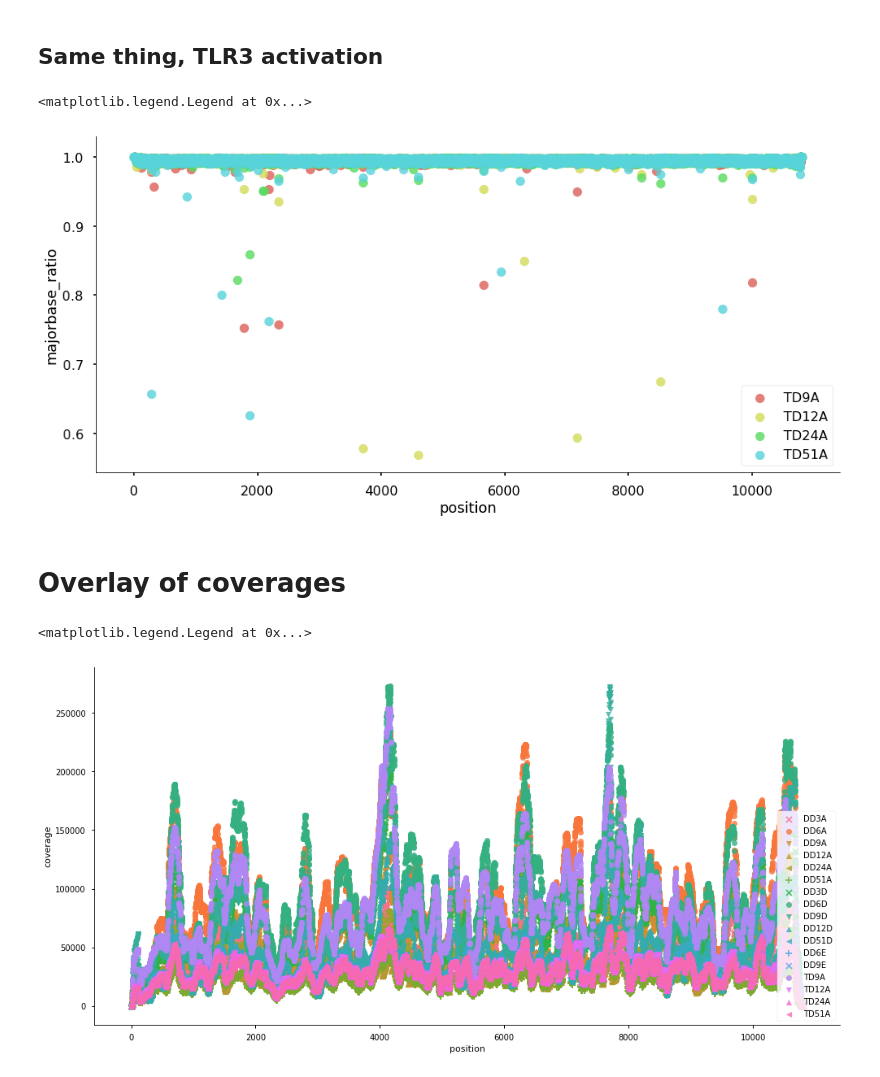
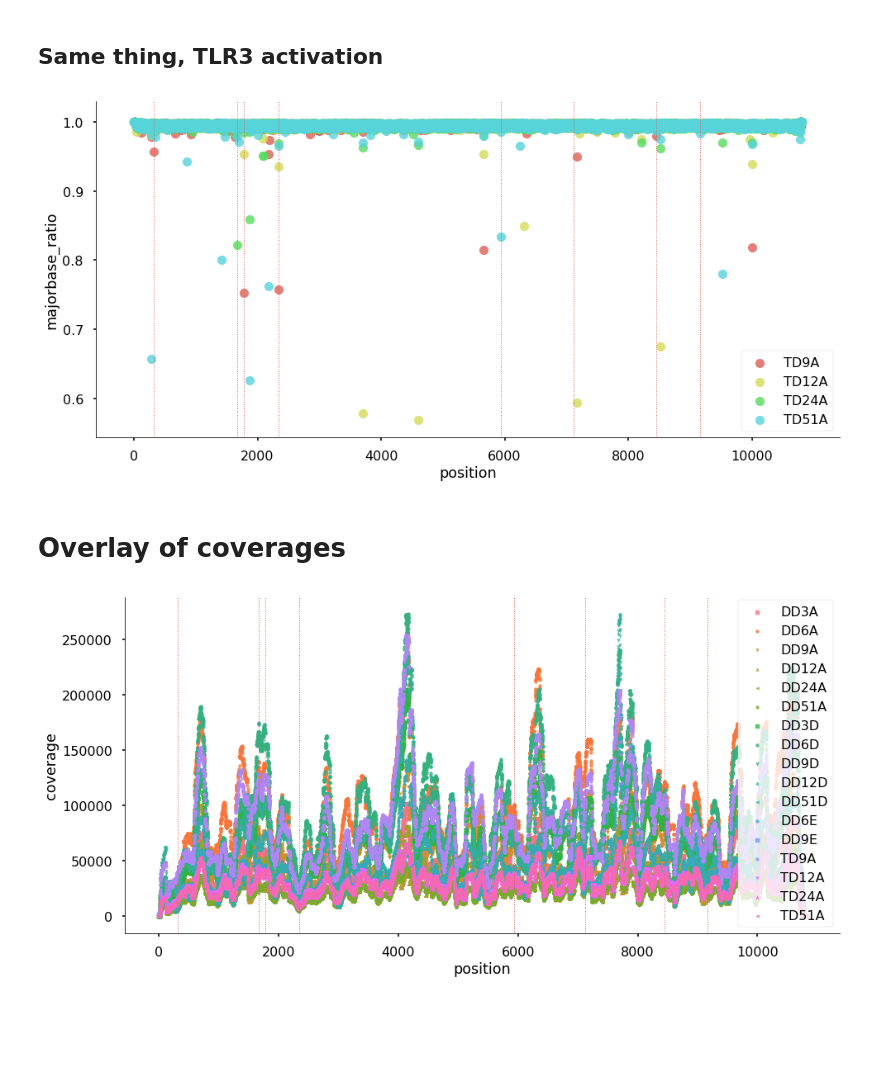
Before and after one commit to Boussau/Notebooks, a Jupyter notebook: Notebooks/Viromics/Analysis_of_first_libraries.ipynb, the cells around one changed output. Saved outputs shown, nothing was run; the diff lists cells and outputs as text; code cells hidden in the pictures; blank space fills up the shorter version.

```diff
--- a/Notebooks/Viromics/Analysis_of_first_libraries.ipynb
+++ b/Notebooks/Viromics/Analysis_of_first_libraries.ipynb
@@ -7,6 +7,12 @@ import pandas as pd
 import matplotlib.pyplot as plt
 from pylab import rcParams
 import seaborn as sns
+# %%
+# Interesting positions
+def plot_positions():
+    positions=[316,1670,1785,2340,5935,7122,8449,9165]
+    for x in positions:
+        plt.axvline(x=x, linewidth=1, linestyle=':')
 # %%
 # Control runs, replicate A
 DD3_A = pd.read_csv ("HV5GLBCXY_ZIKV_17s006139-1-1_DREUX_lane1DD3A_1_sequence.txt.assembled.fastq_mapped.csv")
@@ -125,8 +131,8 @@ overlay_table_concat = pd.DataFrame ({'position':pd.concat([TD9_A['position'],TD
 # %%
 sns.lmplot( x="position", y="majorbase_ratio", data=overlay_table_concat, fit_reg=False, hue='sample', legend=False, size=7, aspect=2)
 plt.legend(loc='lower right')
+plot_positions()
 # %% [output]
-<matplotlib.legend.Legend at 0x...>
 [figure]
 # %% [markdown]
 # Overlay of coverages
@@ -150,10 +156,10 @@ overlay_table_concat_TD = pd.DataFrame ({'position':pd.concat([TD9_A['position']
 
 overlay_table_concat=pd.concat([overlay_table_concat_DDA,overlay_table_concat_DDD, overlay_table_concat_DDE, overlay_table_concat_TD])
 # %%
-sns.set_context("notebook")
+sns.set_context("poster")
 markers = ['x','o','v','^','<', '+', 'x','o','v','^','<', '+', 'x','o','v','^','<']
 sns.lmplot( x="position", y="coverage", data=overlay_table_concat, fit_reg=False, hue='sample', legend=False, size=7, aspect=2, lowess=True, markers=markers, scatter_kws={"s": 20})
 plt.legend(loc='lower right')
+plot_positions()
 # %% [output]
-<matplotlib.legend.Legend at 0x...>
-[figure, old version]
+[figure, new version]
```
Also changed, not shown: parts of 6 cells of this notebook.
